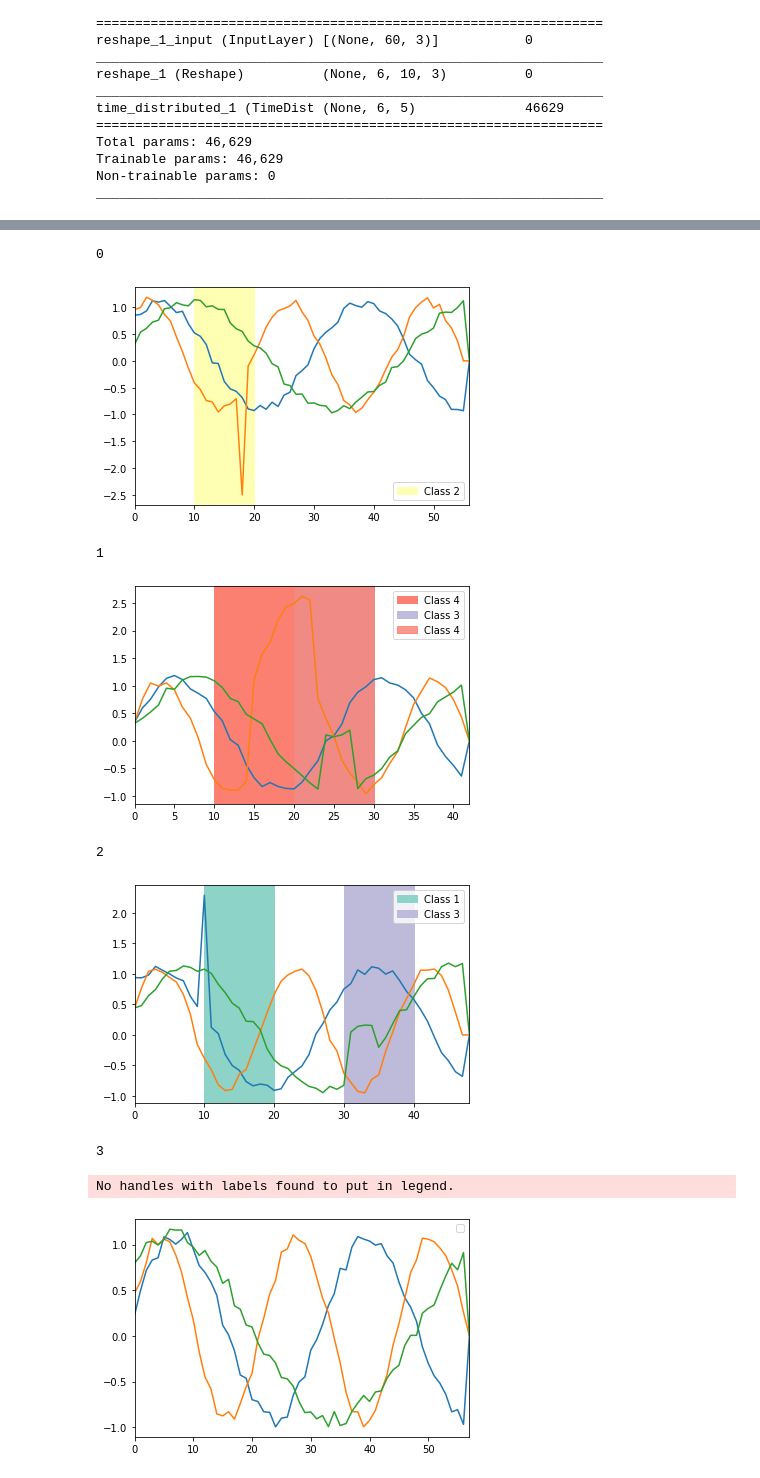
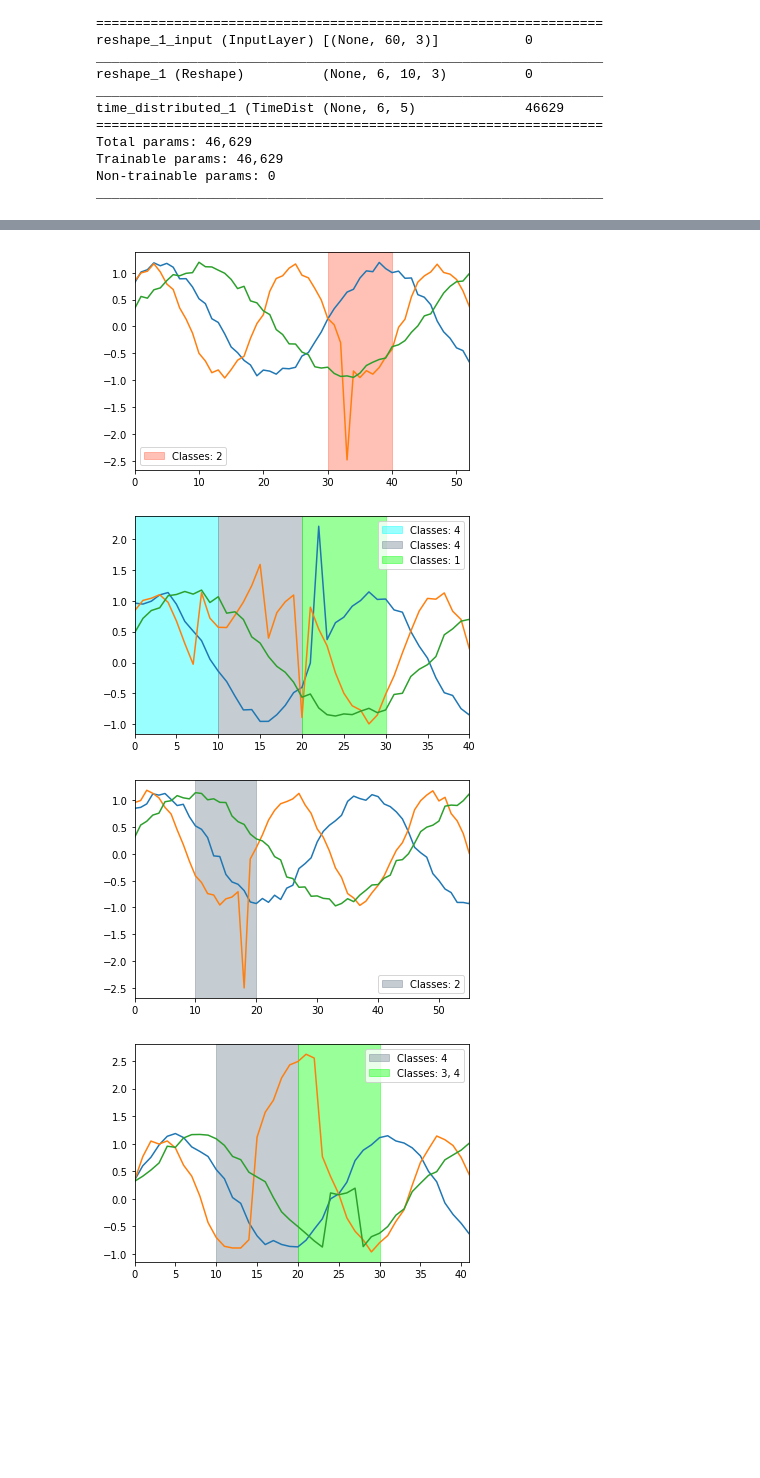
Before and after one commit to Wo0kie3/TimeSeriesAnomalyDetection, a Jupyter notebook: Project2.ipynb, the cells around one changed output, grey strips where cells are left out. Saved outputs shown, nothing was run; the diff lists cells and outputs as text; code cells hidden in the pictures; blank space fills up the shorter version.

```diff
--- a/Project2.ipynb
+++ b/Project2.ipynb
@@ -110,8 +110,8 @@ Trainable params: 46,629
 Non-trainable params: 0
 _________________________________________________________________
 # %%
-callback = tf.keras.callbacks.EarlyStopping(monitor='loss', patience=10)
-model.fit(X_train, y_train, epochs=25, validation_data = (X_val, y_val), batch_size=64,verbose=1, callbacks=[callback])
+callback = tf.keras.callbacks.EarlyStopping(monitor='val_loss', patience=3)
+model.fit(X_train,y_train, epochs=25, validation_data = (X_val, y_val), batch_size=64, callbacks=[callback])
 # %% [output]
 Epoch 1/25
 625/625 [==============================] - 50s 72ms/step - loss: 0.3828 - recall: 0.3478 - precision: 0.9599 - val_loss: 0.2783 - val_recall: 0.5496 - val_precision: 0.9674
@@ -152,13 +152,15 @@ print(y_test[12])
 [0 0 1 0 0]
 [figure]
 # %%
-miniModel = Sequential()
-miniModel.add(LSTM(64, return_sequences=True, input_shape=(10, 3)))
-miniModel.add(LSTM(32, return_sequences=True))
-miniModel.add(LSTM(32, return_sequences=True))
-miniModel.add(LSTM(32, return_sequences=False))
-miniModel.add(Dense(5, activation='sigmoid'))
-miniModel.summary()
+model = Sequential()
+model.add(Input(shape=(None, 3)))
+model.add(LSTM(64,return_sequences=True))
+model.add(LSTM(32,return_sequences=True))
+model.add(LSTM(32,return_sequences=True))
+model.add(LSTM(32,return_sequences=False))
+model.add(Dense(5,activation='sigmoid'))
+model.compile(optimizer='adam', loss=tf.keras.losses.BinaryCrossentropy(), metrics=[tf.keras.metrics.BinaryAccuracy()])
+model.summary()
 # %% [output]
 Model: "sequential_3"
 _________________________________________________________________
@@ -280,34 +238,29 @@ for idx, p in enumerate(perdictions):
 # %%
-data = X_val[102:109]
-pom = nopad_X_val[102:109]
+colors = ['cyan', 'slategray', 'lime', 'tomato', 'peru', 'navy']
+
+data = X_val[100:105]
+pom = nopad_X_val[100:105]
 perdictions = model2.predict(data)
 
 for idx, p in enumerate(perdictions):
-    print(idx)
     plt.figure()
     plt.plot(data[idx])
     for i in range(6):
-        if p[i, 0].round() > 0:
-            plt.axvspan(i*10, i*10+10, alpha=p[i, 0], color=(141/255, 211/255, 199/255), label="Class 1")
-        if p[i, 1].round() > 0:
-            plt.axvspan(i*10, i*10+10, alpha=p[i, 1], color=(255/255, 255/255, 179/255), label="Class 2")
-        if p[i, 2].round() > 0:
-            plt.axvspan(i*10, i*10+10, alpha=p[i, 2], color=(190/255, 186/255, 218/255), label="Class 3")
-        if p[i, 3].round() > 0:
-            plt.axvspan(i*10, i*10+10, alpha=p[i, 3], color=(251/255, 128/255, 114/255), label="Class 4")
-        if p[i, 4].round() > 0:
-            plt.axvspan(i*10, i*10+10, alpha=p[i, 4], color=(128/255, 177/255, 211/255), label="Class 5")
+        classes = ""
+        for j in range(5):
+            if p[i, j].round() > 0:
+                classes += str(j+1) + ', '
 
-    plt.xlim([0, len(pom[idx])])
+        classes = classes.strip(', ')
+
+        if len(classes) > 0:
+            plt.axvspan(i*10, i*10+10, color=colors[i], alpha=0.4, label="Classes: " + classes)
+
+    plt.xlim([0, len(pom[idx])-1])
     plt.legend()
     plt.show()
 # %% [output]
-0
-[figure, old version]
+[figure, new version]
-1
-[figure, old version]
+[figure, new version]
-2
-[figure, old version]
+[figure, new version]
-3
-No handles with labels found to put in legend.
-[figure, old version]
+[figure, new version]
```
Also changed, not shown: parts of 12 cells of this notebook.
